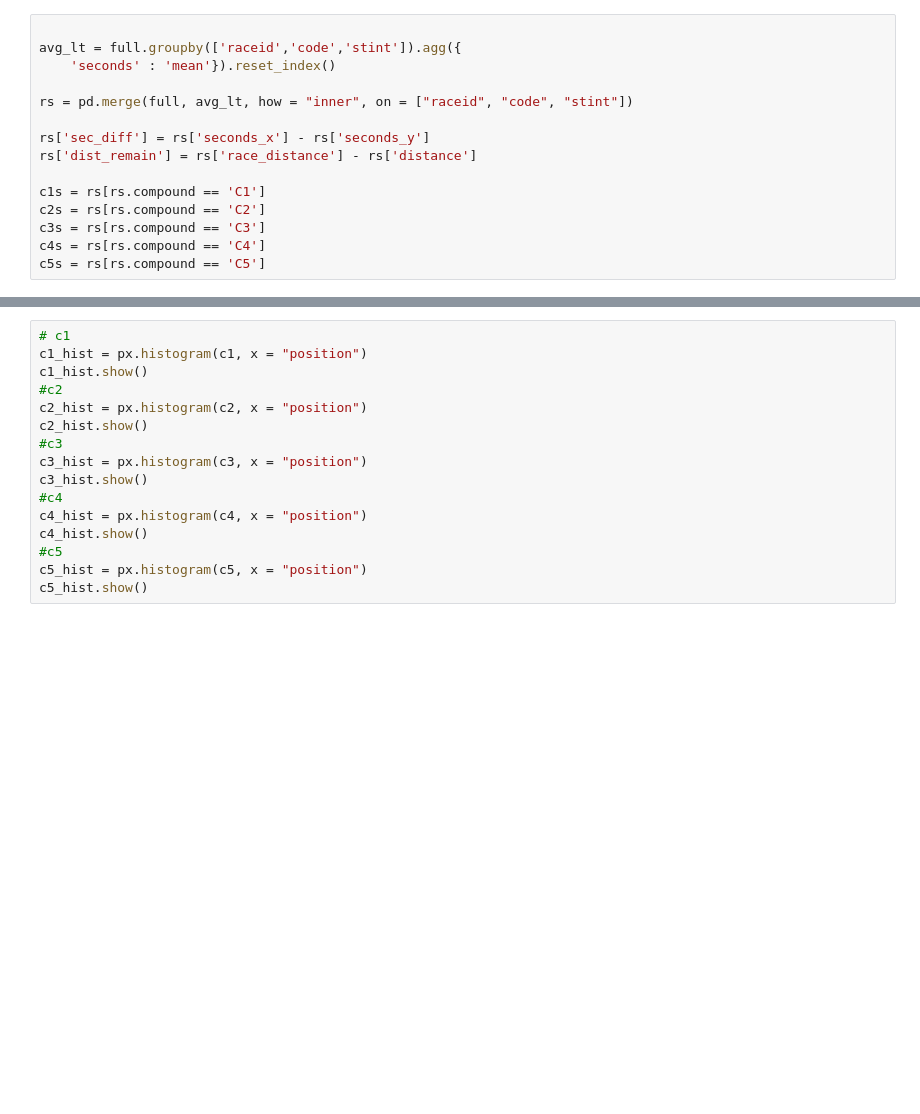
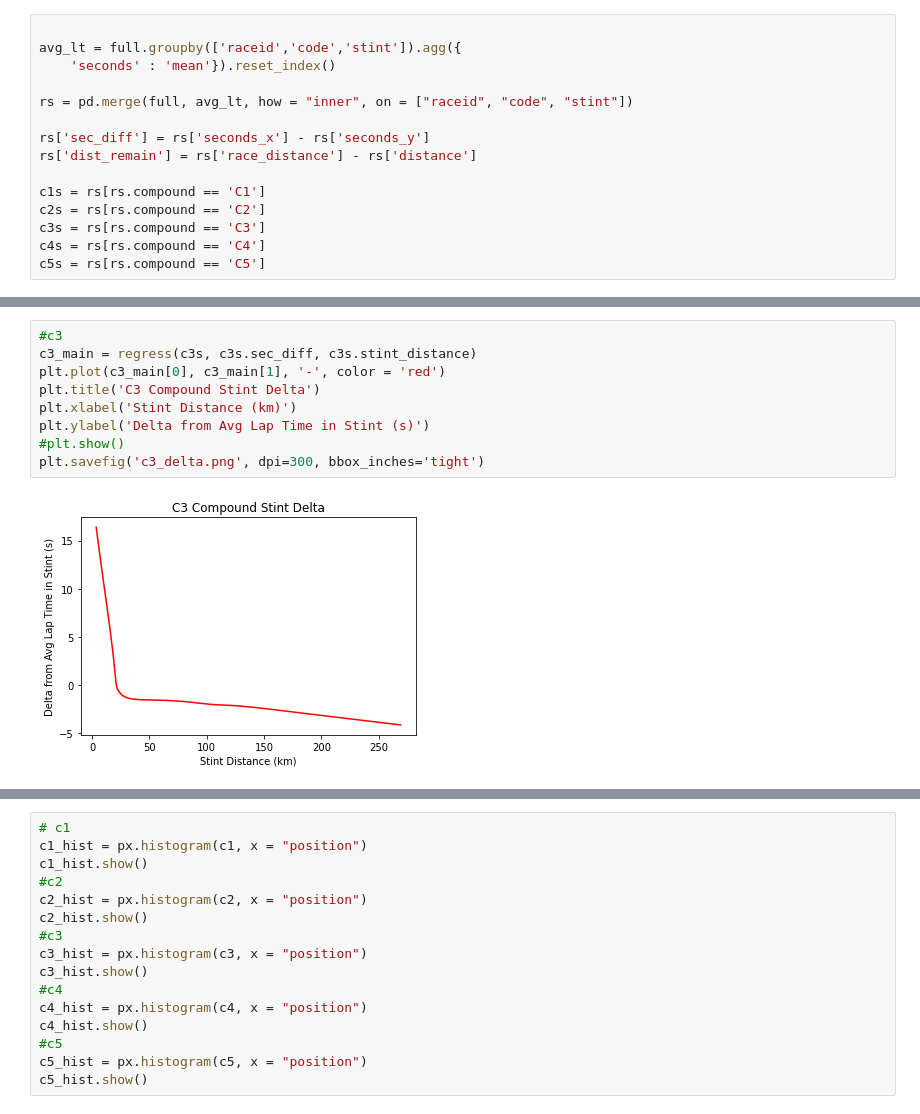
Before and after one commit to andrewdefante/andrew_repo, a Jupyter notebook: f1_game_theory/article.ipynb, the cells around one changed output, grey strips where cells are left out. Saved outputs shown, nothing was run; the diff lists cells and outputs as text; blank space fills up the shorter version.

```diff
--- a/f1_game_theory/article.ipynb
+++ b/f1_game_theory/article.ipynb
@@ -234,0 +255,11 @@ plt.show()
+# %%
+#c3
+c3_main = regress(c3s, c3s.sec_diff, c3s.stint_distance)
+plt.plot(c3_main[0], c3_main[1], '-', color = 'red')
+plt.title('C3 Compound Stint Delta')
+plt.xlabel('Stint Distance (km)')
+plt.ylabel('Delta from Avg Lap Time in Stint (s)')
+#plt.show()
+plt.savefig('c3_delta.png', dpi=300, bbox_inches='tight')
+# %% [output]
+[figure, added]
```
Also changed, not shown: parts of 16 cells of this notebook, 16 other files.
